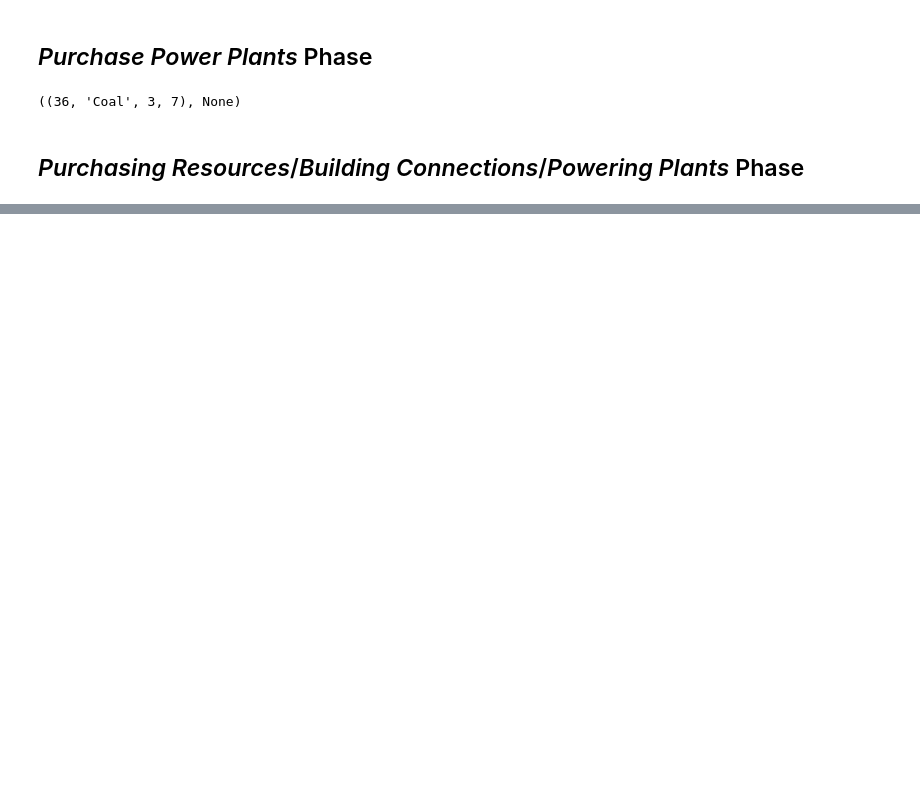
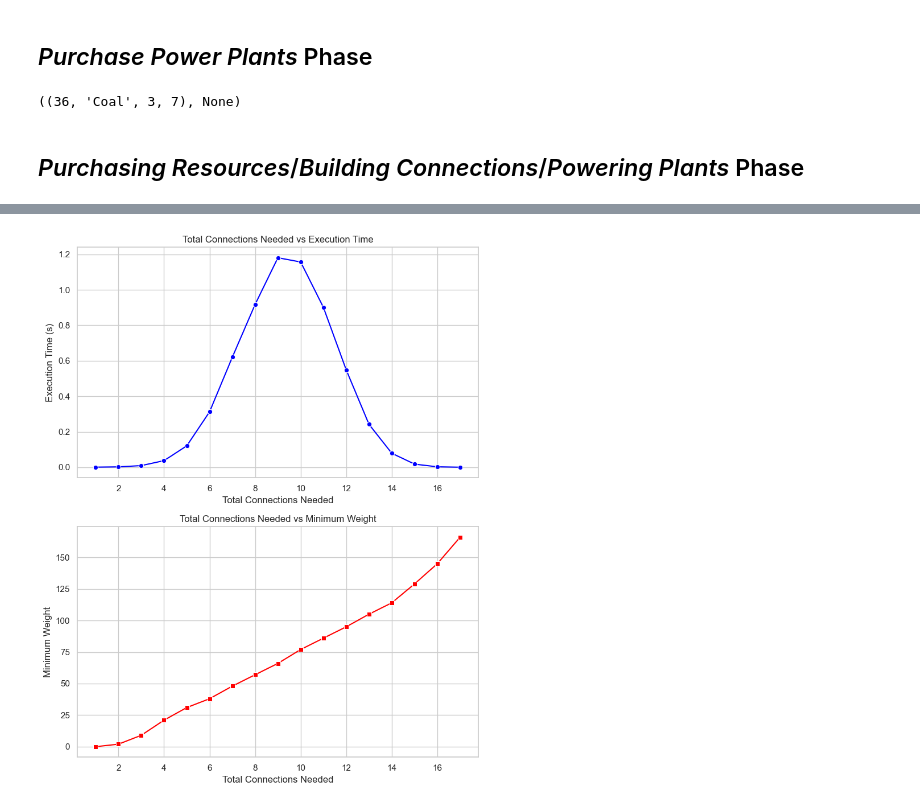
Before and after one commit to Cubified/power_grid, a Jupyter notebook: 00_algorithm_experiments.ipynb, the cells around one changed output, grey strips where cells are left out. Cells and saved outputs as stored; diff of their text form; code cells hidden in the pictures; blank space fills up the shorter version.

```diff
--- a/00_algorithm_experiments.ipynb
+++ b/00_algorithm_experiments.ipynb
@@ -254,0 +358,42 @@ phase2_purchase_build_power(P_player, G, C, f, ResourceCost, K, B)
+# %%
+# scaling with number of cities needed
+def num_k_exp():
+    times = []
+    G = nx.Graph(connections)
+    for i in range(1, len(connections)+1):
+        start = time.time()
+        Gp, min_weight = phase0_solve_kmst(G, i)
+        end = time.time()
+        if not math.isinf(min_weight):
+            times += [(i, end-start,min_weight)]
+            # nx.write_network_text(Gp)
+    return times
+
+
+num_k_res = num_k_exp()
+# %%
+
+ks = [x[0] for x in num_k_res]
+times = [x[1] for x in num_k_res]
+min_weights = [x[2] for x in num_k_res]
+
+sns.set(style="whitegrid")
+fig, axes = plt.subplots(2, 1, figsize=(8, 10))  # Two rows, one column
+
+#  Execution Time
+sns.lineplot(x=ks, y=times, marker='o', color='blue', ax=axes[0])
+axes[0].set_title("Total Connections Needed vs Execution Time")
+axes[0].set_xlabel("Total Connections Needed")
+axes[0].set_ylabel("Execution Time (s)")
+
+# Plot Minimum Weight
+sns.lineplot(x=ks, y=min_weights, marker='s', color='red', ax=axes[1])
+axes[1].set_title("Total Connections Needed vs Minimum Weight")
+axes[1].set_xlabel("Total Connections Needed")
+axes[1].set_ylabel("Minimum Weight")
+
+# Layout adjustments
+plt.tight_layout()
+plt.show()
+# %% [output]
+[figure, added]
```
Also changed, not shown: parts of 6 cells of this notebook.
